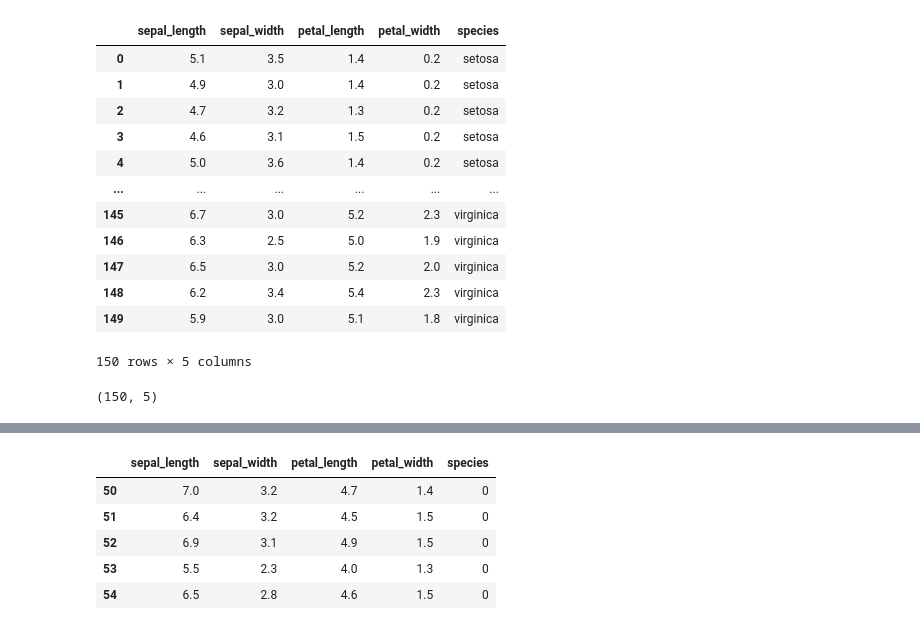
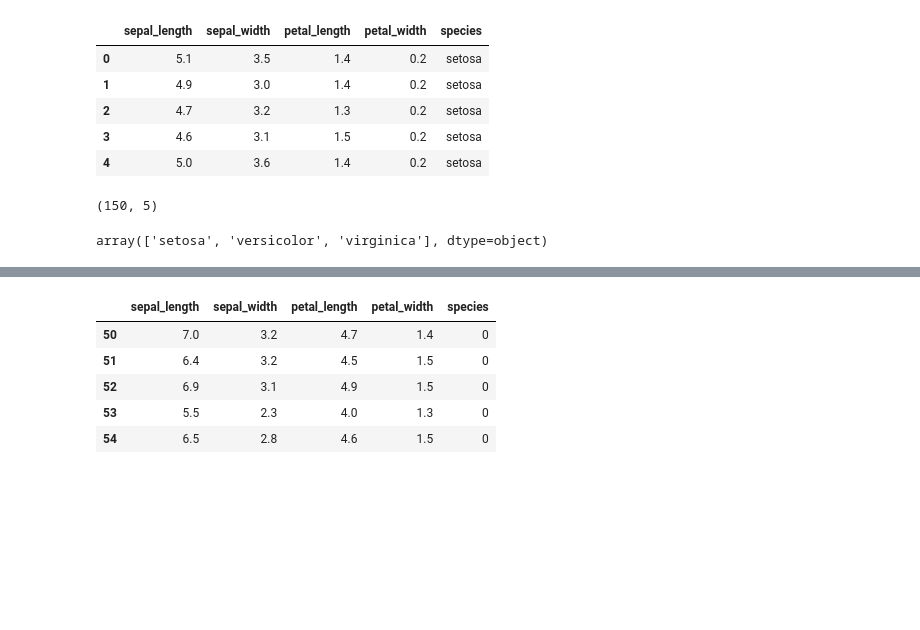
Before and after one commit to ZeyamAli/Review-ML-Algorithms, a Jupyter notebook: Logistic_Regression.ipynb, the cells around one changed output, grey strips where cells are left out. Cells and saved outputs as stored; diff of their text form; code cells hidden in the pictures; blank space fills up the shorter version.

```diff
--- a/Logistic_Regression.ipynb
+++ b/Logistic_Regression.ipynb
@@ -6,21 +7,19 @@ import seaborn as sns
 df = sns.load_dataset('iris')
 # %%
-df
+df.head()
 # %% [output]
 |  | sepal_length | sepal_width | petal_length | petal_width | species |
 | 0 | 5.1 | 3.5 | 1.4 | 0.2 | setosa |
 | 1 | 4.9 | 3.0 | 1.4 | 0.2 | setosa |
 | 2 | 4.7 | 3.2 | 1.3 | 0.2 | setosa |
 | 3 | 4.6 | 3.1 | 1.5 | 0.2 | setosa |
 | 4 | 5.0 | 3.6 | 1.4 | 0.2 | setosa |
-| ... | ... | ... | ... | ... | ... |
-| 145 | 6.7 | 3.0 | 5.2 | 2.3 | virginica |
-| 146 | 6.3 | 2.5 | 5.0 | 1.9 | virginica |
-| 147 | 6.5 | 3.0 | 5.2 | 2.0 | virginica |
-| 148 | 6.2 | 3.4 | 5.4 | 2.3 | virginica |
-| 149 | 5.9 | 3.0 | 5.1 | 1.8 | virginica |
-150 rows × 5 columns
 # %%
 df.shape
 # %% [output]
 (150, 5)
+# %%
+#to check how many cassilfication categories are in dataset
+df['species'].unique()
+# %% [output]
+array(['setosa', 'versicolor', 'virginica'], dtype=object)
```
Also changed, not shown: parts of 10 cells of this notebook.
